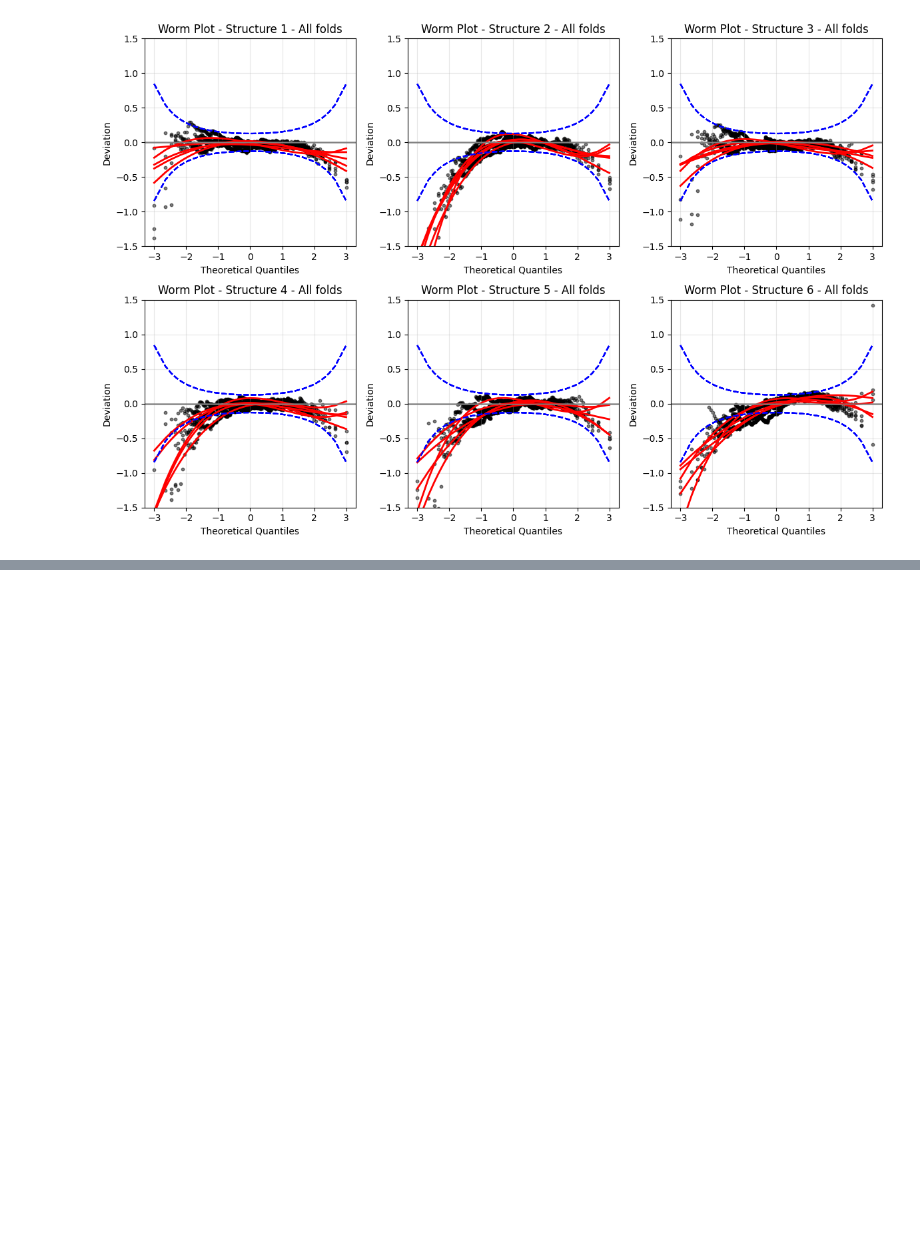
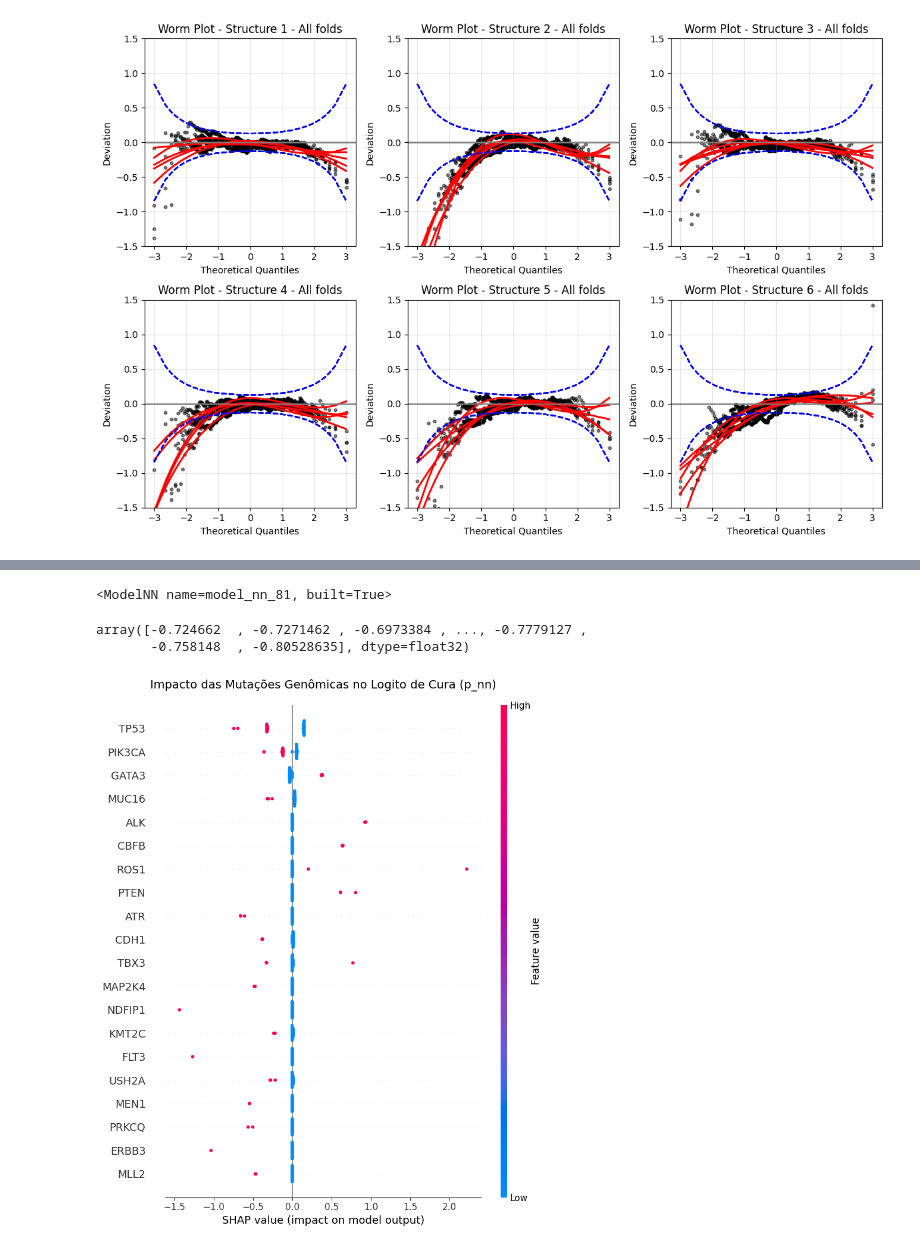
Before and after one commit to nhilariosilva/metabric_aft_models, a Jupyter notebook: notebooks/Cross Validation Analysis.ipynb, the cells around one changed output, grey strips where cells are left out. Saved outputs shown, nothing was run; the diff lists cells and outputs as text; code cells hidden in the pictures; blank space fills up the shorter version.

Commit message:
Must finish SHAP analysis in Cross Validation notebook

```diff
--- a/notebooks/Cross Validation Analysis.ipynb
+++ b/notebooks/Cross Validation Analysis.ipynb
@@ -351,0 +399,58 @@ fig.savefig('Images/wormplots_aftcr.pdf', format='pdf', dpi=300, bbox_inches='ti
+# %%
+model_list[structure][dist][fold].predict()
+# %% [output]
+<ModelNN name=model_nn_81, built=True>
+# %%
+model = model_list[structure][dist][fold]
+
+def predict_logit_p(x):
+    logits = model.predict(x)["p_nn"]
+    return logits.numpy().flatten()
+
+predict_logit_p(X_train_nn)
+# %% [output]
+array([-0.724662  , -0.7271462 , -0.6973384 , ..., -0.7779127 ,
+       -0.758148  , -0.80528635], dtype=float32)
+# %%
+import shap
+
+def plot_shap(model, X_genes_train, X_genes_test, ax = None):
+    def predict_logit_p(x):
+        logits = model.predict(x)["p_nn"]
+        return logits.numpy().flatten()
+
+    X_background_summary = shap.kmeans(X_genes_train.values, 25)
+    explainer = shap.KernelExplainer(predict_logit_p, X_background_summary)
+
+    shap_values = explainer.shap_values(X_genes_test.values)
+
+    if(ax is None):
+        fig, ax = plt.subplots(nrows = 1, ncols = 1, figsize = (8,6))
+    else:
+        plt.sca(ax)
+
+    shap.summary_plot(
+        shap_values,
+        features = X_genes_test,
+        feature_names = X_genes_test.columns,
+        show = False
+    )
+    plt.title("Impacto das Mutações Genômicas no Logito de Cura (p_nn)", fontsize = 14, pad = 20)
+    plt.tight_layout()
+# %%
+fold = 2
+dist = "ln"
+structure = 3
+
+df_train = pd.read_csv("../data/01_mlready/Cross Validation/{}_fold_train.csv".format(fold)).iloc[:,3:]
+df_test = pd.read_csv("../data/01_mlready/Cross Validation/{}_fold_test.csv".format(fold)).iloc[:,3:]
+
+X_train_nn = df_train.iloc[:,7:]
+X_test_nn = df_test.iloc[:,7:]
+
+model = model_list[structure][dist][fold]
+# p_nn_train = model.predict(X_train_nn)["p_nn"].numpy().flatten()
+# p_nn_test = model.predict(X_test_nn)["p_nn"].numpy().flatten()
+plot_shap(model, X_train_nn, X_test_nn.iloc[:50,:], ax = None)
+# %% [output]
+[figure, added]
```
Also changed, not shown: parts of 7 cells of this notebook, 5 other files.
